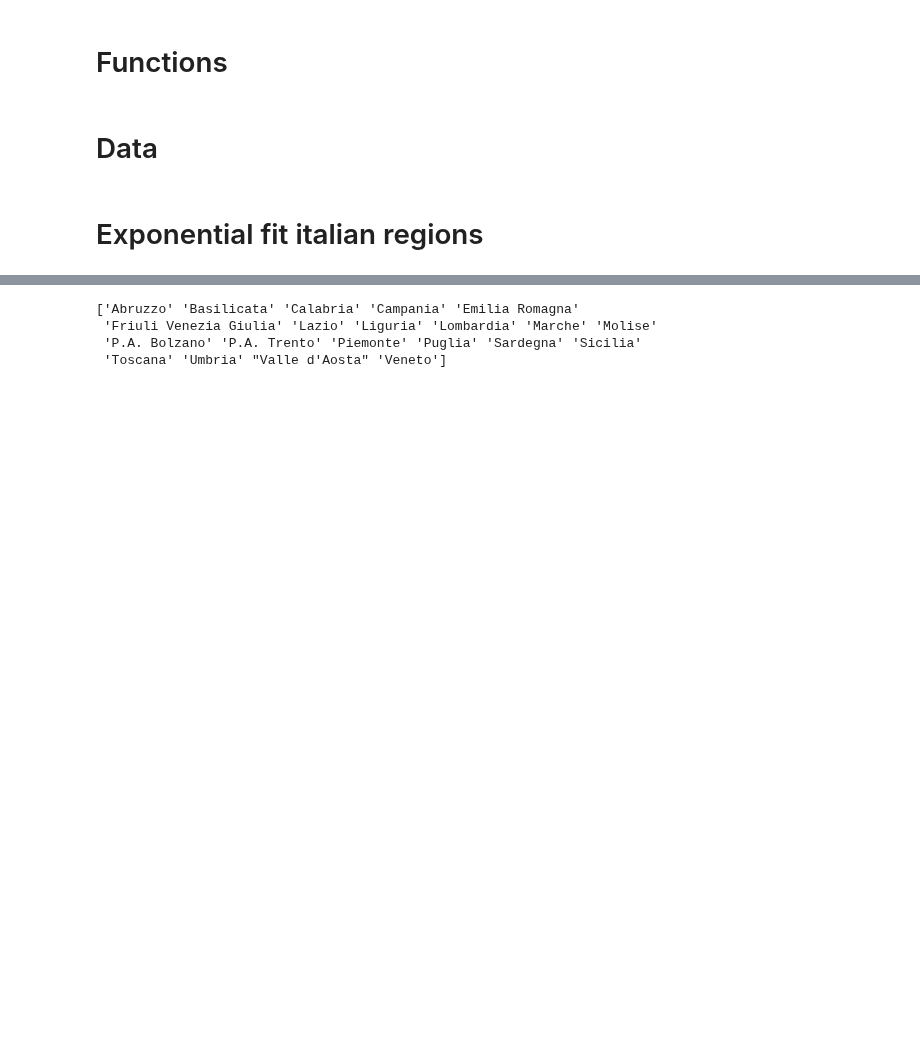
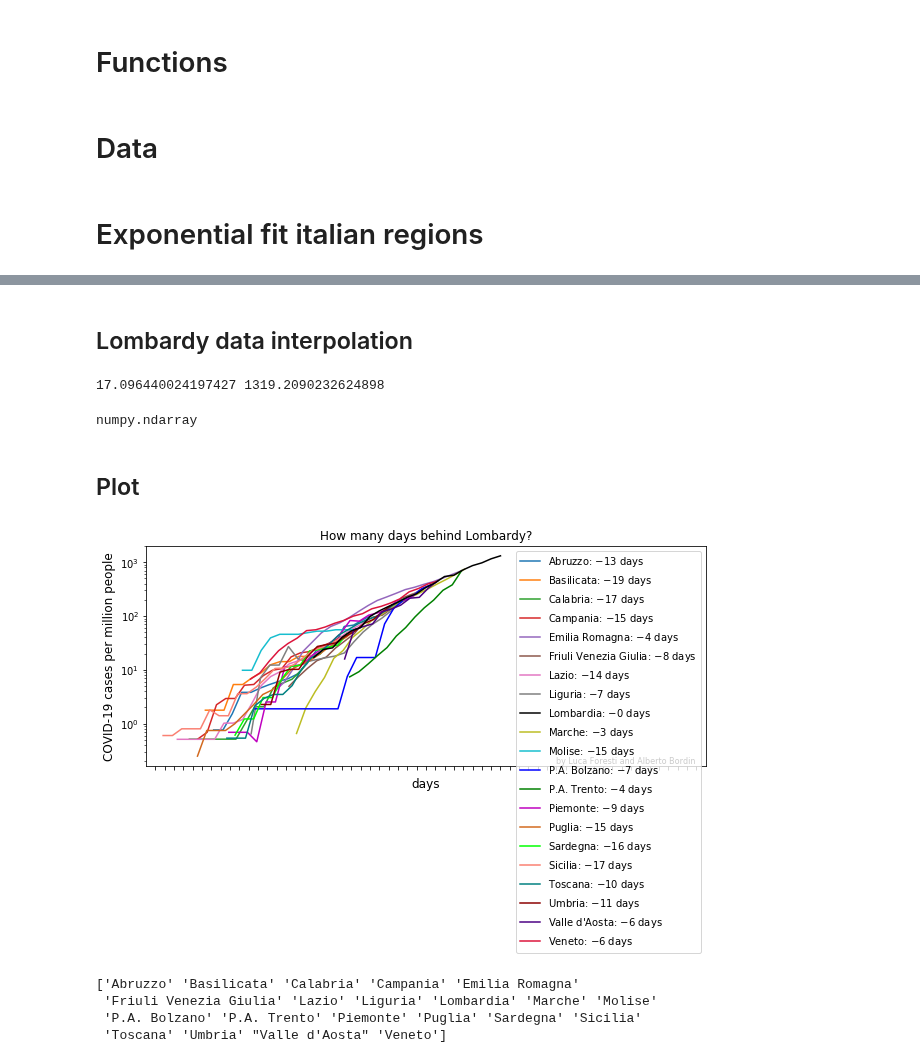
Before and after one commit to albortros/COVID-19, a Jupyter notebook: model-DummyExp/DummyExp-ItalianRegions.ipynb, the cells around one changed output, grey strips where cells are left out. Drawn from its saved outputs; the diff is of its cells as text; code cells hidden in the pictures; blank space fills up the shorter version.

Commit message:
added plot regions vs Lombardy

```diff
--- a/model-DummyExp/DummyExp-ItalianRegions.ipynb
+++ b/model-DummyExp/DummyExp-ItalianRegions.ipynb
@@ -15,5 +17,7 @@ def exponential(x, a, b):
 # Data
 # %%
 df_regions = pd.read_json('../pcm-dpc-COVID-19/dati-json/dpc-covid19-ita-regioni.json')
+
+df_pop = pd.read_csv('dati_regioni.csv')
 # %% [markdown]
 # Exponential fit italian regions
@@ -49,3 +24,70 @@ ax.legend()
+# %% [markdown]
+## Lombardy data interpolation
+# %%
+df_lombardia = df_regions[df_regions.denominazione_regione == 'Lombardia']
+pop_lombardia = df_pop[df_pop.denominazione_regione == 'Lombardia']['popolazione'].values[0]
+y = df_lombardia.totale_casi.values
+days = len(y)
+x_lombardia = np.arange(days)
+y_lombardia = y * 1e6 / pop_lombardia #total cases per million people
+print(y_lombardia[0], y_lombardia[-1])
+# %% [output]
+17.096440024197427 1319.2090232624898
+# %%
+type(y_lombardia)
+# %% [output]
+numpy.ndarray
+# %% [markdown]
+## Plot
+# %%
+params = {'figure.figsize': (8.5, 5.5)}
+plt.rcParams.update(params)
+# %%
+fig, ax = plt.subplots(constrained_layout=True)
+
+denominazioni = np.unique(df_regions.denominazione_regione.values)
+colors = ['tab:blue', 'tab:orange', 'tab:green', 'tab:red', 'tab:purple',
+          'tab:brown', 'tab:pink', 'tab:gray', 'black', 'tab:olive',
+          'tab:cyan', 'b', 'g', 'm', 'chocolate',
+          'lime', 'salmon', 'teal', 'darkred', 'indigo',
+          'crimson']
+
+for i, den in enumerate(denominazioni):
+    dfr = df_regions[df_regions.denominazione_regione == den]
+    pop = df_pop[df_pop.denominazione_regione == den]['popolazione'].values[0]
+    y = dfr.totale_casi.values
+    days = len(y)
+    y = y[y > 0]
+    delta = days - len(y)
+    y = y * 1e6 / pop #total cases per million people
+    x = np.arange(delta, days)
+    shift = 0
+    if den != 'Lombardia':
+        interpolated = interp1d(x_lombardia, y_lombardia - y[-1])
+        x0 = brentq(interpolated, 0, 20)
+        shift = days - 1 - x0
+        #ax.plot(x0, y[-1], 'o', color=colors[i])
+        label = '{}: $-${} days'.format(den, int(shift))
+        ax.plot(x - shift, y, color=colors[i], label=label)
+    else:
+        label = '{}: $-${} days'.format(den, int(shift))
+        ax.plot(x - shift, y, color=colors[i], label=label, zorder = 22)
+
+ax.set_yscale('log')
+ax.set_ylabel('COVID-19 cases per million people', fontsize='large')
+ax.set_xlabel('days', fontsize='large')
+ax.set_xlim(-18, 42)
+xticks = np.arange(-17, 42)
+ax.set_xticks(xticks)
+ticklabels = ['' for x in range(len(xticks))]
+ax.set_xticklabels(ticklabels)
+ax.set_title('How many days behind Lombardy?', fontsize='large')
+ax.legend(loc=1)
+ax.text(26, 1.8e-1, r'by Luca Foresti and Alberto Bordin', fontsize=8)
+
+fig.savefig('plot/regions_chasing_Lombardy.png', dpi = 300)
+# %% [output]
+[figure, added]
 # %%
 print(denominazioni)
 # %% [output]
```
Also changed, not shown: parts of 4 cells of this notebook, 2 other files.
